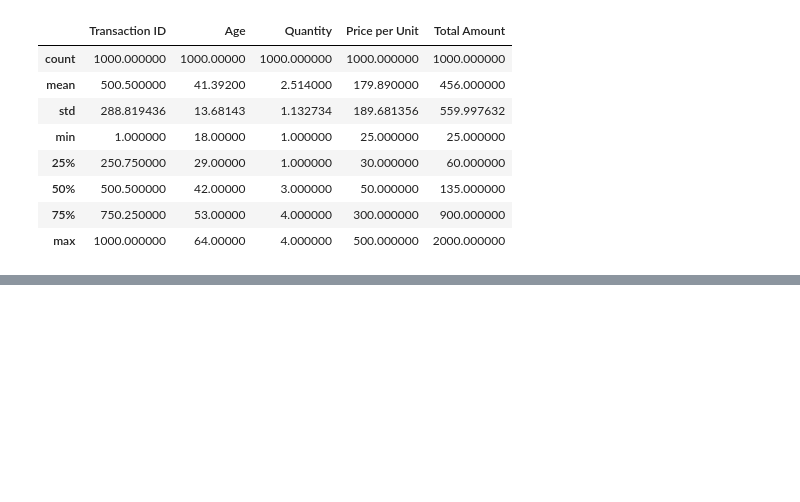
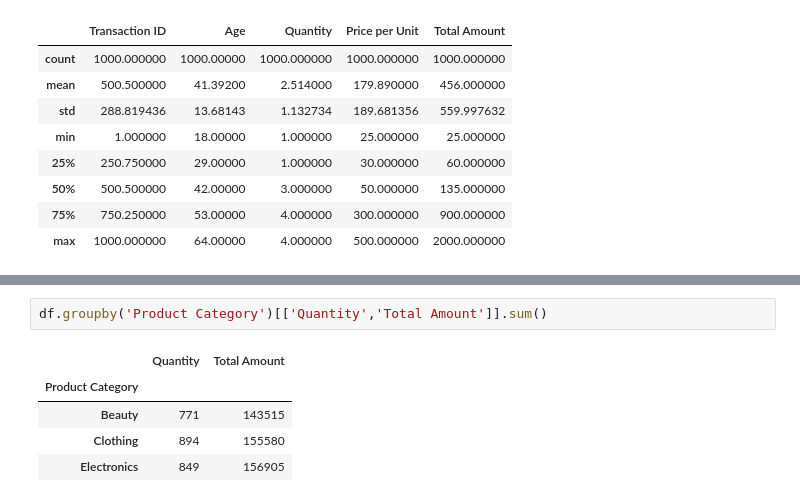
Before and after one commit to Narmadha1627/OIBSIP, a Jupyter notebook: notebooks/colab-github-demo.ipynb, the cells around one changed output, grey strips where cells are left out. Drawn from its saved outputs; the diff is of its cells as text; blank space fills up the shorter version.

```diff
--- a/notebooks/colab-github-demo.ipynb
+++ b/notebooks/colab-github-demo.ipynb
@@ -84,0 +117,8 @@ NameError: name 'df' is not defined
+# %%
+df.groupby('Product Category')[['Quantity','Total Amount']].sum()
+# %% [output]
+|  | Quantity | Total Amount |
+| Product Category |  |  |
+| Beauty | 771 | 143515 |
+| Clothing | 894 | 155580 |
+| Electronics | 849 | 156905 |
```
Also changed, not shown: parts of 5 cells of this notebook.
